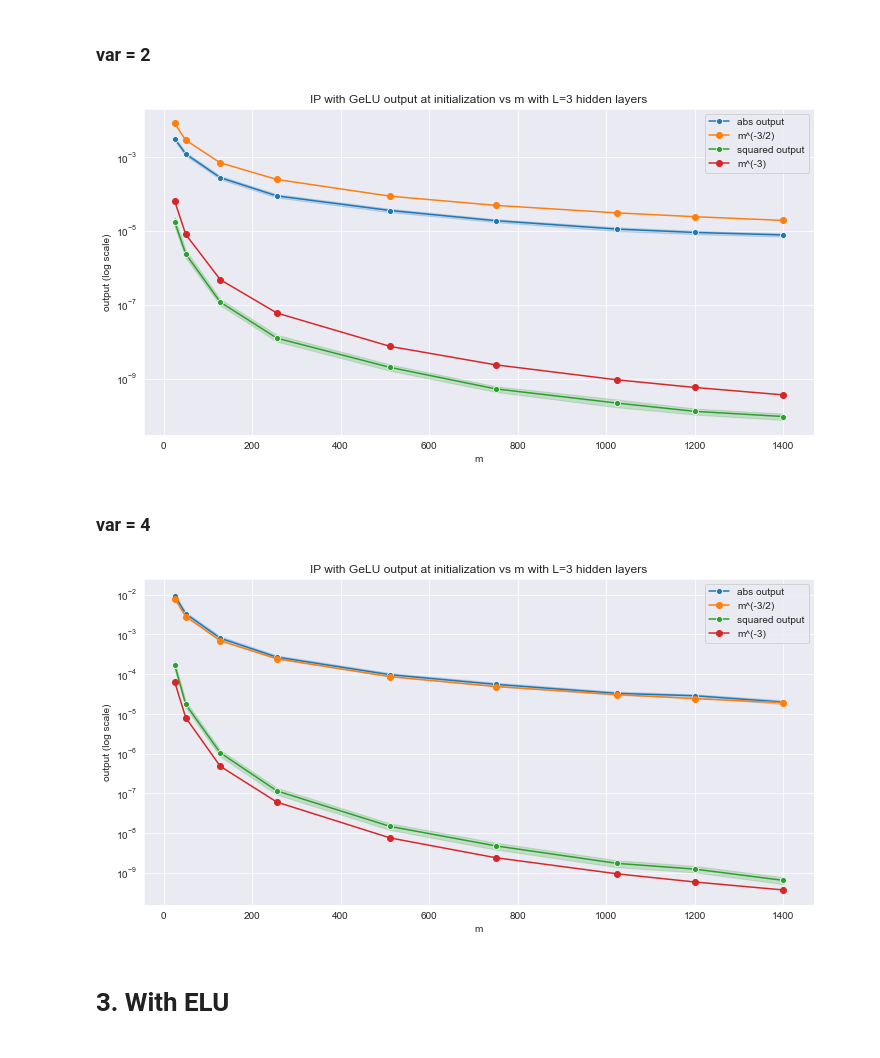
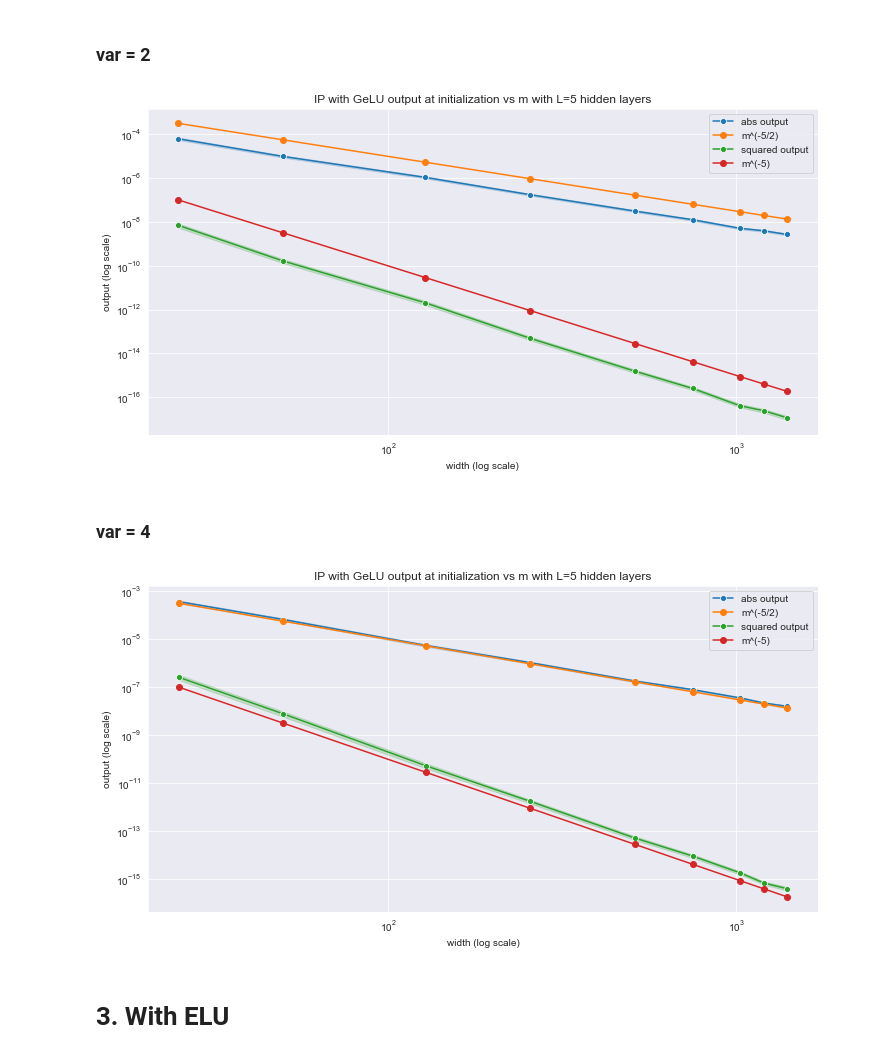
Before and after one commit to karl-hajjar/wide-networks, a Jupyter notebook: pytorch/notebooks/abc_parameterizations/initialization/plot-fc-models-init.ipynb, the cells around one changed output. Cells and saved outputs as stored; diff of their text form; code cells hidden in the pictures.

```diff
--- a/pytorch/notebooks/abc_parameterizations/initialization/plot-fc-models-init.ipynb
+++ b/pytorch/notebooks/abc_parameterizations/initialization/plot-fc-models-init.ipynb
@@ -28,3 +25,12 @@ base_model_config = ModelConfig(config_dict)
+# %%
+L = 5
+SEED = 42
+
+set_random_seeds(SEED)  # set random seed for reproducibility
+config_dict = read_yaml(CONFIG_PATH)
+
+config_dict['architecture']['n_layers'] = L + 1
+base_model_config = ModelConfig(config_dict)
 # %%
 n_trials = 200
 widths = [25, 50, 128, 256, 512, 750, 1024, 1200, 1400]
@@ -63,14 +66,14 @@ results_df = plot_init_outputs_vs_m(fig_path, 'IP', 3, ip.FCIP, n_trials, widths
 # %% [markdown]
 ### var = 2
 # %%
-# default value for variance in config is 2.0
+# default value for variance is 2.0
 config = deepcopy(base_model_config)
 config.activation.name = "gelu"
-fig_path = os.path.join(FIGURES_DIR, 'ip_outputs_gelu_var_2.png')
-results_df = plot_init_outputs_vs_m(fig_path, 'IP with GeLU', 3, ip.FCIP, n_trials, widths, config, x=x,
+fig_path = os.path.join(FIGURES_DIR, 'ip_outputs_gelu_var_2_L={}.png'.format(L))
+results_df = plot_init_outputs_vs_m(fig_path, 'IP with GeLU', ip.FCIP, n_trials, widths, config, x=x,
                                     c=0.)
 # %% [output]
-[figure, old version]
+[figure, new version]
 # %% [markdown]
 ### var = 4
 # %%
@@ -78,11 +81,11 @@ var = 4.0
 config = deepcopy(base_model_config)
 config.activation.name = "gelu"
 config.initializer.params["var"] = var
-fig_path = os.path.join(FIGURES_DIR, 'ip_outputs_gelu_var_4.png')
-results_df = plot_init_outputs_vs_m(fig_path, 'IP with GeLU', 3, ip.FCIP, n_trials, widths, config, x=x,
+fig_path = os.path.join(FIGURES_DIR, 'ip_outputs_gelu_var_4_L={}.png'.format(L))
+results_df = plot_init_outputs_vs_m(fig_path, 'IP with GeLU', ip.FCIP, n_trials, widths, config, x=x,
                                     c=0.)
 # %% [output]
-[figure, old version]
+[figure, new version]
 # %% [markdown]
 # 3. With ELU
 # %% [markdown]
```
Also changed, not shown: parts of 20 cells of this notebook, 18 other files.
